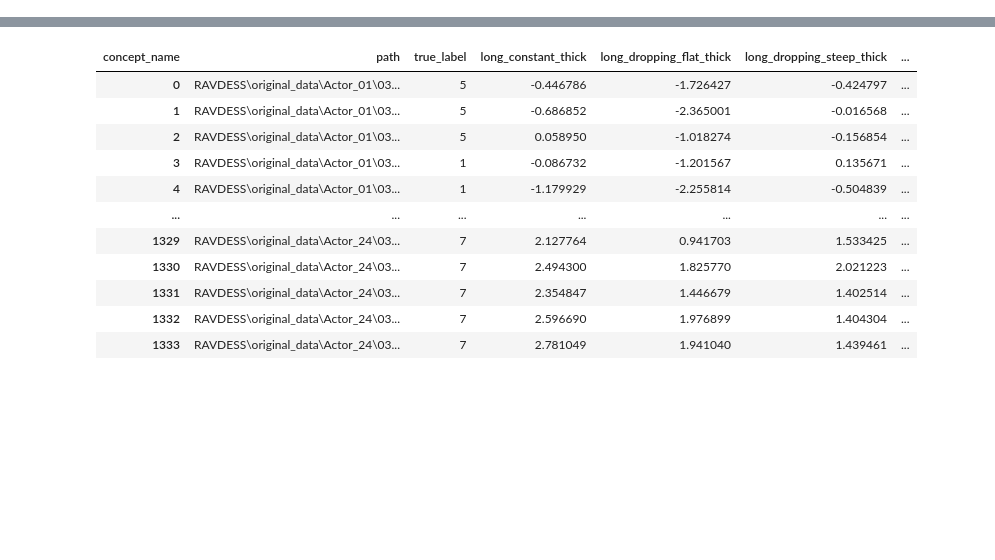
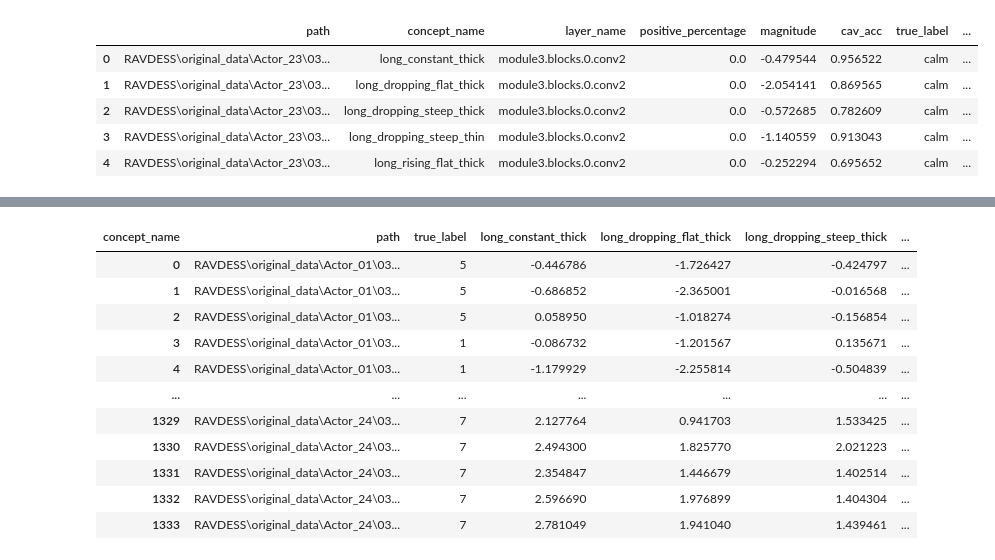
Before and after one commit to Ely6899/Audio_processing_project, a Jupyter notebook: Models/SentimentAnalysis/tcav_results_analysis.ipynb, the cells around one changed output, grey strips where cells are left out. Saved outputs shown, nothing was run; the diff lists cells and outputs as text; code cells hidden in the pictures; blank space fills up the shorter version.

```diff
--- a/Models/SentimentAnalysis/tcav_results_analysis.ipynb
+++ b/Models/SentimentAnalysis/tcav_results_analysis.ipynb
@@ -32,6 +44,15 @@ raw_data.head(13)
 emotion_encoder, concept_encoder = LabelEncoder(), LabelEncoder()
 # %%
 data_matching_predictions = raw_data.where(raw_data["true_label"] == raw_data["predicted_label"])
+# %%
+data_matching_predictions.head()
+# %% [output]
+|  | path | concept_name | layer_name | positive_percentage | magnitude | cav_acc | true_label | ... |
+| 0 | RAVDESS\original_data\Actor_23\03... | long_constant_thick | module3.blocks.0.conv2 | 0.0 | -0.479544 | 0.956522 | calm | ... |
+| 1 | RAVDESS\original_data\Actor_23\03... | long_dropping_flat_thick | module3.blocks.0.conv2 | 0.0 | -2.054141 | 0.869565 | calm | ... |
+| 2 | RAVDESS\original_data\Actor_23\03... | long_dropping_steep_thick | module3.blocks.0.conv2 | 0.0 | -0.572685 | 0.782609 | calm | ... |
+| 3 | RAVDESS\original_data\Actor_23\03... | long_dropping_steep_thin | module3.blocks.0.conv2 | 0.0 | -1.140559 | 0.913043 | calm | ... |
+| 4 | RAVDESS\original_data\Actor_23\03... | long_rising_flat_thick | module3.blocks.0.conv2 | 0.0 | -0.252294 | 0.695652 | calm | ... |
 # %%
 encoded_emotions = emotion_encoder.fit_transform(data_matching_predictions["true_label"])
 #encoded_concepts = concept_encoder.fit_transform(data_matching_predictions["concept_name"])
```
Also changed, not shown: parts of 7 cells of this notebook.
